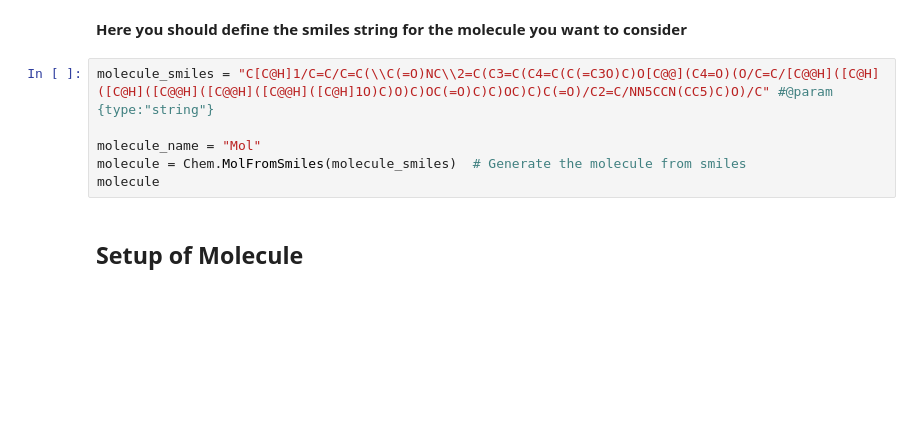
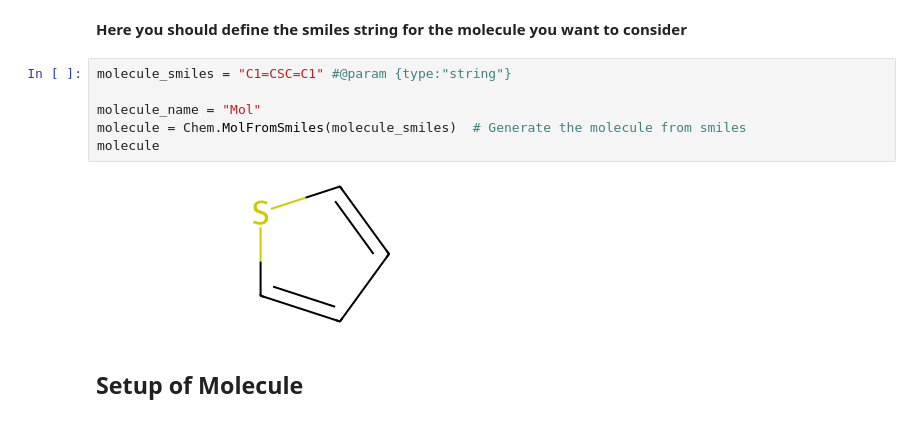
Before and after one commit to valsson-group/Information-for-New-Members-in-Valsson-Group, a Jupyter notebook: Python-JupyterNotebooks/HF_MolecularOrbitals.ipynb, the cells around one changed output. Drawn from its saved outputs; the diff is of its cells as text; blank space fills up the shorter version.

```diff
--- a/Python-JupyterNotebooks/HF_MolecularOrbitals.ipynb
+++ b/Python-JupyterNotebooks/HF_MolecularOrbitals.ipynb
@@ -124,12 +124,14 @@ def write_cube_files(
 ## Definition of Molecule from SMILES String
 # %% [markdown]
 **Here you should define the smiles string for the molecule you want to consider**
-# %%
-molecule_smiles = "C[C@H]1/C=C/C=C(\\C(=O)NC\\2=C(C3=C(C4=C(C(=C3O)C)O[C@@](C4=O)(O/C=C/[C@@H]([C@H]([C@H]([C@@H]([C@@H]([C@@H]([C@H]1O)C)O)C)OC(=O)C)C)OC)C)C(=O)/C2=C/NN5CCN(CC5)C)O)/C" #@param {type:"string"}
-
-molecule_name = "Mol"
-molecule = Chem.MolFromSmiles(molecule_smiles)  # Generate the molecule from smiles
-molecule
+# %%
+molecule_smiles = "C1=CSC=C1" #@param {type:"string"}
+
+molecule_name = "Mol"
+molecule = Chem.MolFromSmiles(molecule_smiles)  # Generate the molecule from smiles
+molecule
+# %% [output]
+[figure, added]
 # %% [markdown]
 ## Setup of Molecule
 # %%
```
Also changed, not shown: parts of 8 cells of this notebook.
